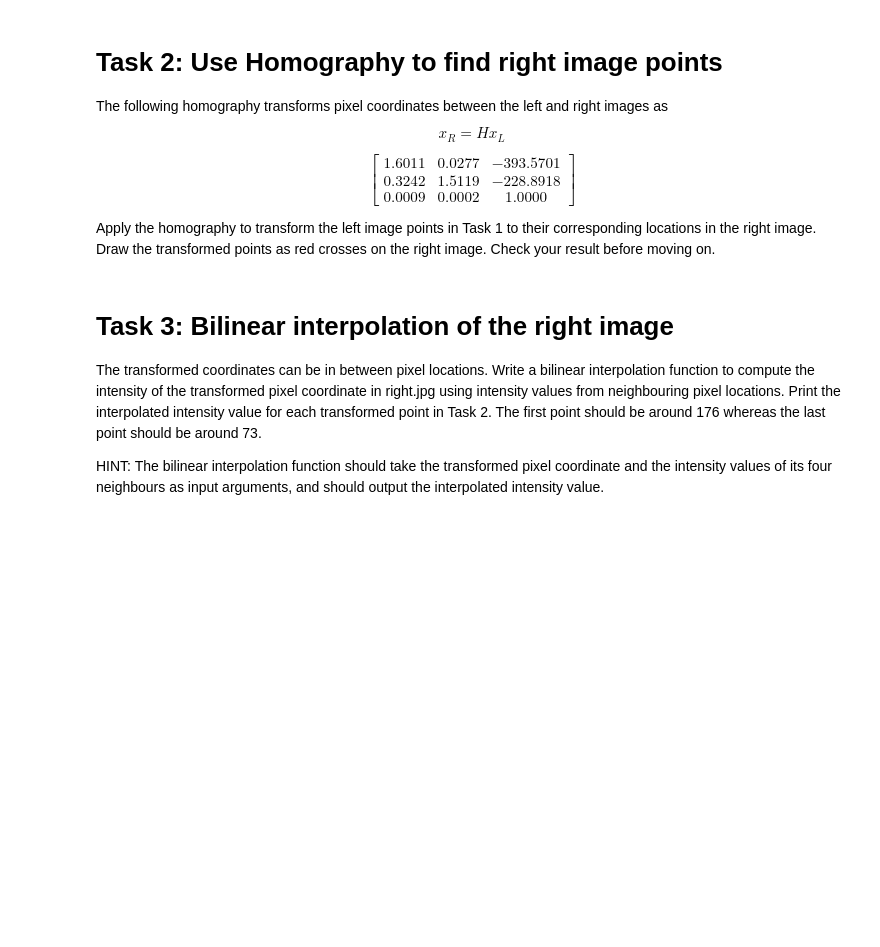
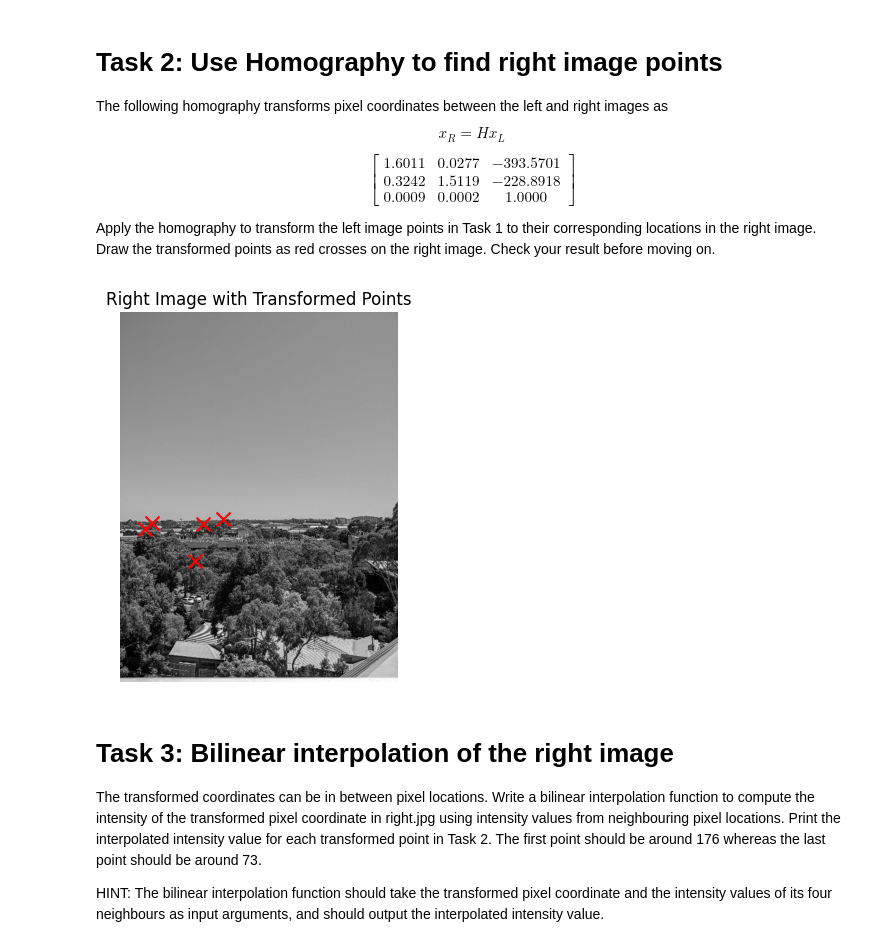
Before and after one commit to jjetxu/ECE4076, a Jupyter notebook: labs/lab2/Student pack/Lab2_student_template.ipynb, the cells around one changed output. Drawn from its saved outputs; the diff is of its cells as text; code cells hidden in the pictures; blank space fills up the shorter version.

Commit message:
Complete Task 2
Apply homography to red crosses and then draw them on right img.

```diff
--- a/labs/lab2/Student pack/Lab2_student_template.ipynb
+++ b/labs/lab2/Student pack/Lab2_student_template.ipynb
@@ -51,7 +51,7 @@ leftImg = cv2.imread(pathToLeftImg)
 
 leftImg = cv2.cvtColor(leftImg,cv2.COLOR_BGR2RGB)
 
-redCrosses = [[446,499,1],[383,590,1],[296,499,1],[282,511,1],[401,508,1]]
+redCrosses = np.array([[446,499,1],[383,590,1],[296,499,1],[282,511,1],[401,508,1]])
 
 def threeElement_to_2D(coords):
     return [coords[0]/coords[2],coords[1]/coords[2]]
@@ -87,3 +83,26 @@ Apply the homography to transform the left image points in Task 1 to their corre
+# %%
+# Write your code here
+pathToRightImg = "right.jpg"
+
+rightImg = cv2.imread(pathToRightImg)
+
+rightImg = cv2.cvtColor(rightImg,cv2.COLOR_BGR2RGB)
+
+H = np.array([[1.6011 , 0.0277 , -393.5701 ],
+             [0.3242 , 1.5119 , -228.8918 ],
+             [0.0009 , 0.0002 , 1.0000]])
+
+transformedCrosses = (H @ redCrosses.T).T
+# %%
+# Print results here
+plt.imshow(rightImg)
+for (x,y) in [threeElement_to_2D(x) for x in transformedCrosses]:
+    plt.scatter(x, y, color='red', marker='x', s=100)
+plt.title("Right Image with Transformed Points")
+plt.axis('off')
+plt.show()
+# %% [output]
+[figure, added]
 # %% [markdown]
 # Task 3: Bilinear interpolation of the right image
 
```
Also changed, not shown: parts of 2 cells of this notebook.
